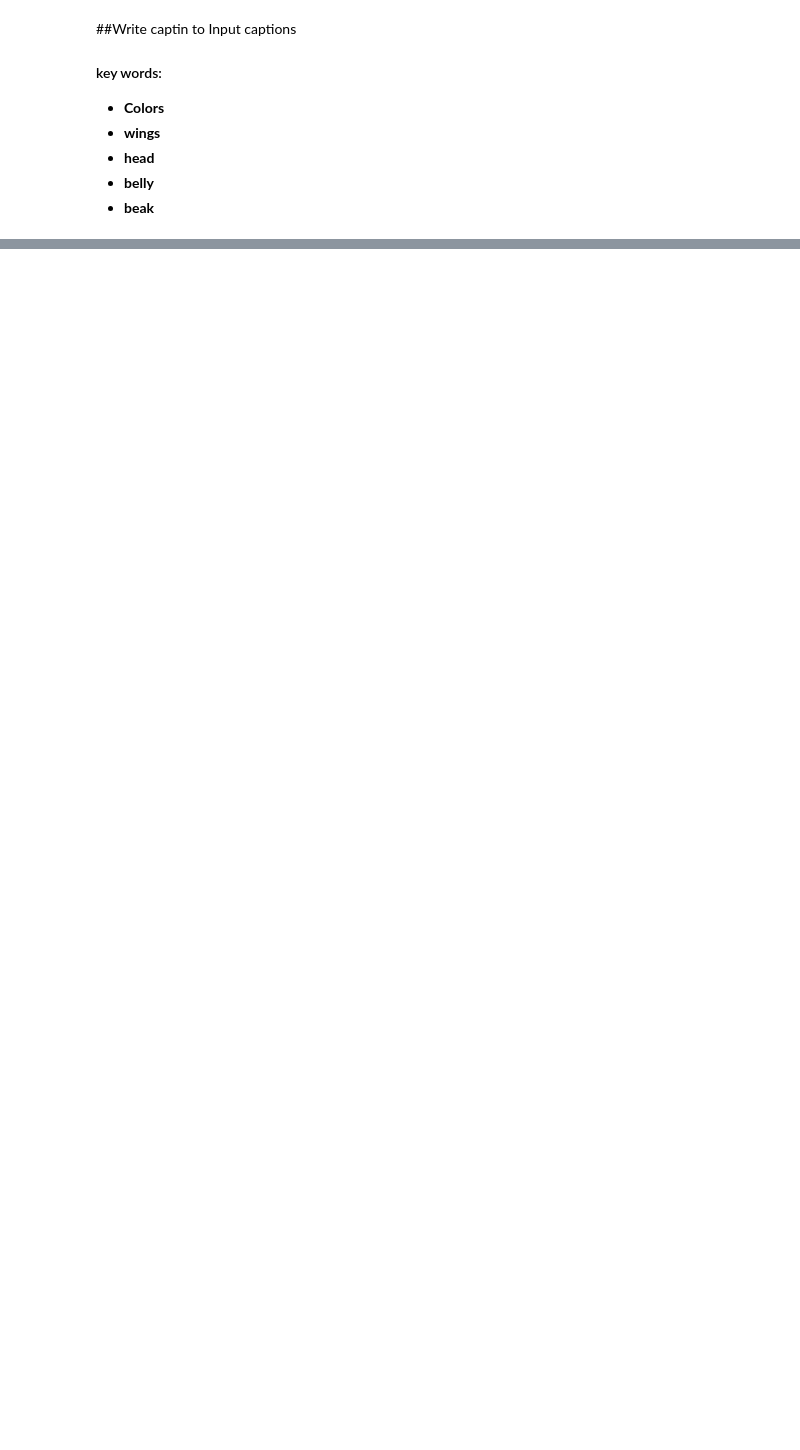
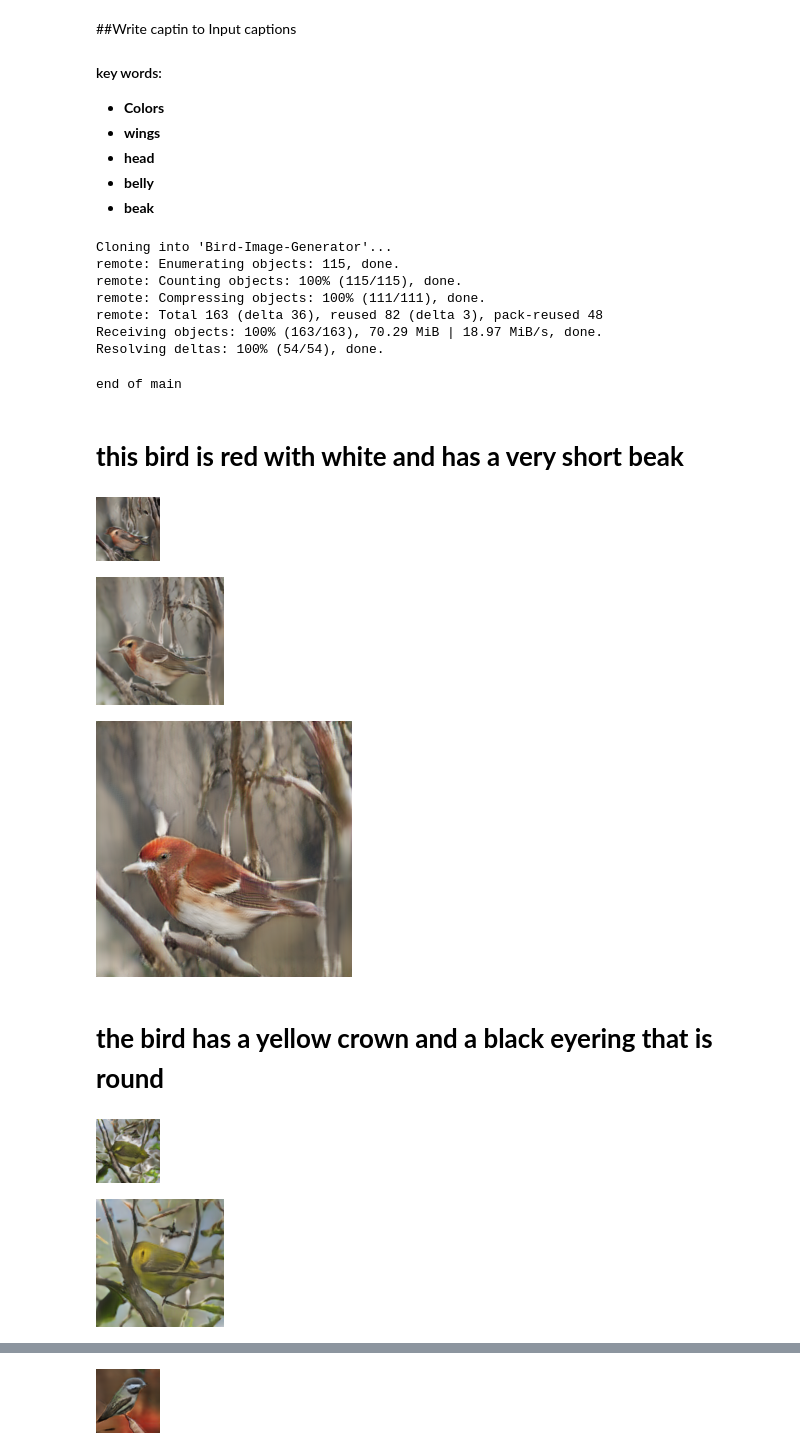
Before and after one commit to ammarnasr/SEM-GAN, a Jupyter notebook: modified/Bird_Image_Generator_Modified.ipynb, the cells around one changed output, grey strips where cells are left out. Saved outputs shown, nothing was run; the diff lists cells and outputs as text; code cells hidden in the pictures; blank space fills up the shorter version.

```diff
--- a/modified/Bird_Image_Generator_Modified.ipynb
+++ b/modified/Bird_Image_Generator_Modified.ipynb
@@ -8,20 +29,36 @@
 *   **belly**
 *   **beak**
 # %%
-#Input_Caption = "This bird has red wings black belly yellow head short beak"
+Input_Caption = "This bird has  red vey  wings black belly yellow head short beak"
 
 
-
-#with open("example_captions.txt", 'w') as f:
-   #f.write(Input_Caption)
 
 
 import os
 os.chdir('/content/')
 !rm -r Bird-Image-Generator
 !git clone https://github.com/ammarnasr/Bird-Image-Generator.git
 os.chdir('/content/Bird-Image-Generator')
 
+
+
+
 the_main()
 print("end of main")
 display_images()
+# %% [output]
+Cloning into 'Bird-Image-Generator'...
+remote: Enumerating objects: 115, done.
+remote: Counting objects: 100% (115/115), done.
+remote: Compressing objects: 100% (111/111), done.
+remote: Total 163 (delta 36), reused 82 (delta 3), pack-reused 48
+Receiving objects: 100% (163/163), 70.29 MiB | 18.97 MiB/s, done.
+Resolving deltas: 100% (54/54), done.
+end of main
+# **this bird is red with white and has a very short beak**
+[figure, added]
+[figure, added]
+[figure, added]
+# **the bird has a yellow crown and a black eyering that is round**
+[figure, added]
+[figure, added]
@@ -27,0 +67 @@ display_images()
+[figure, added]
```
Also changed, not shown: parts of 10 cells of this notebook, 3 other files.
